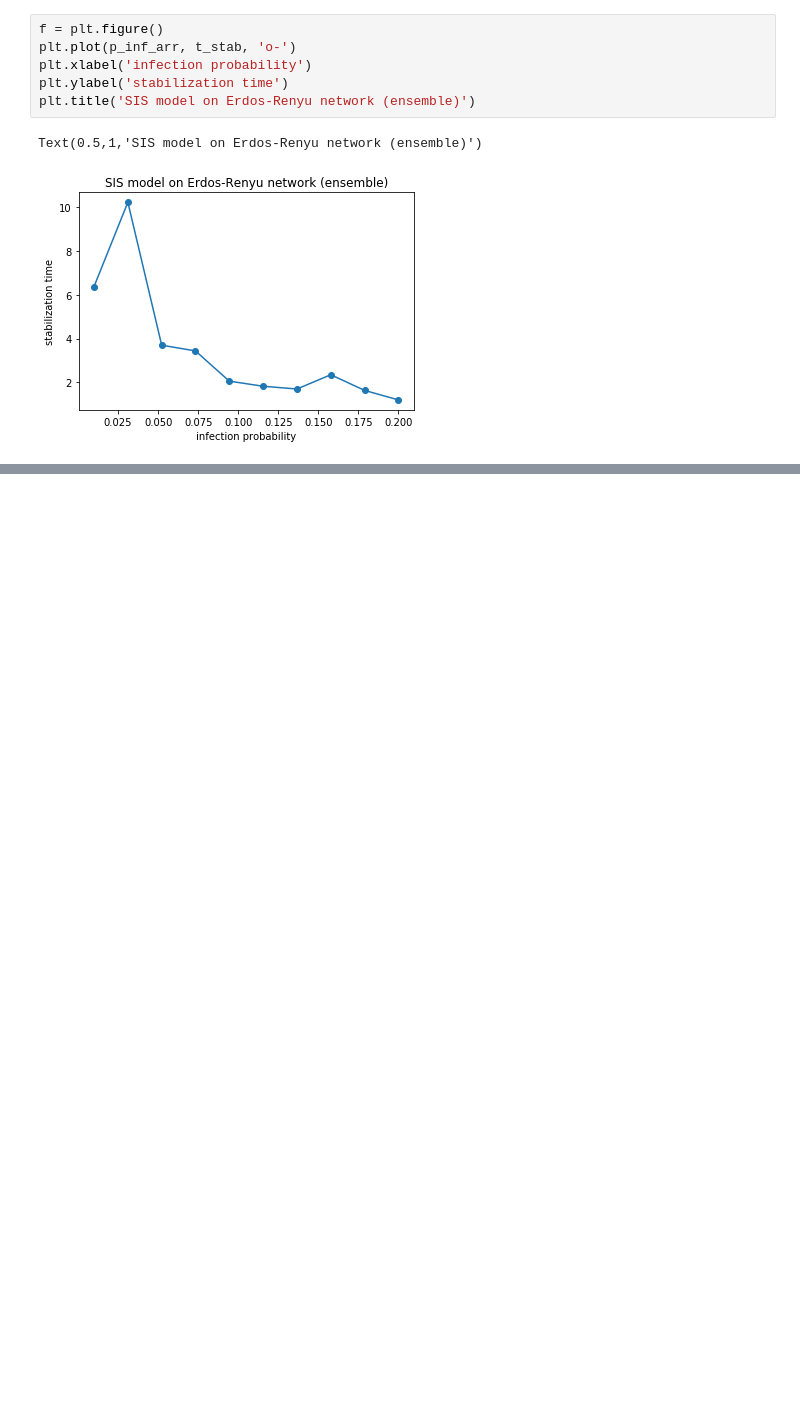
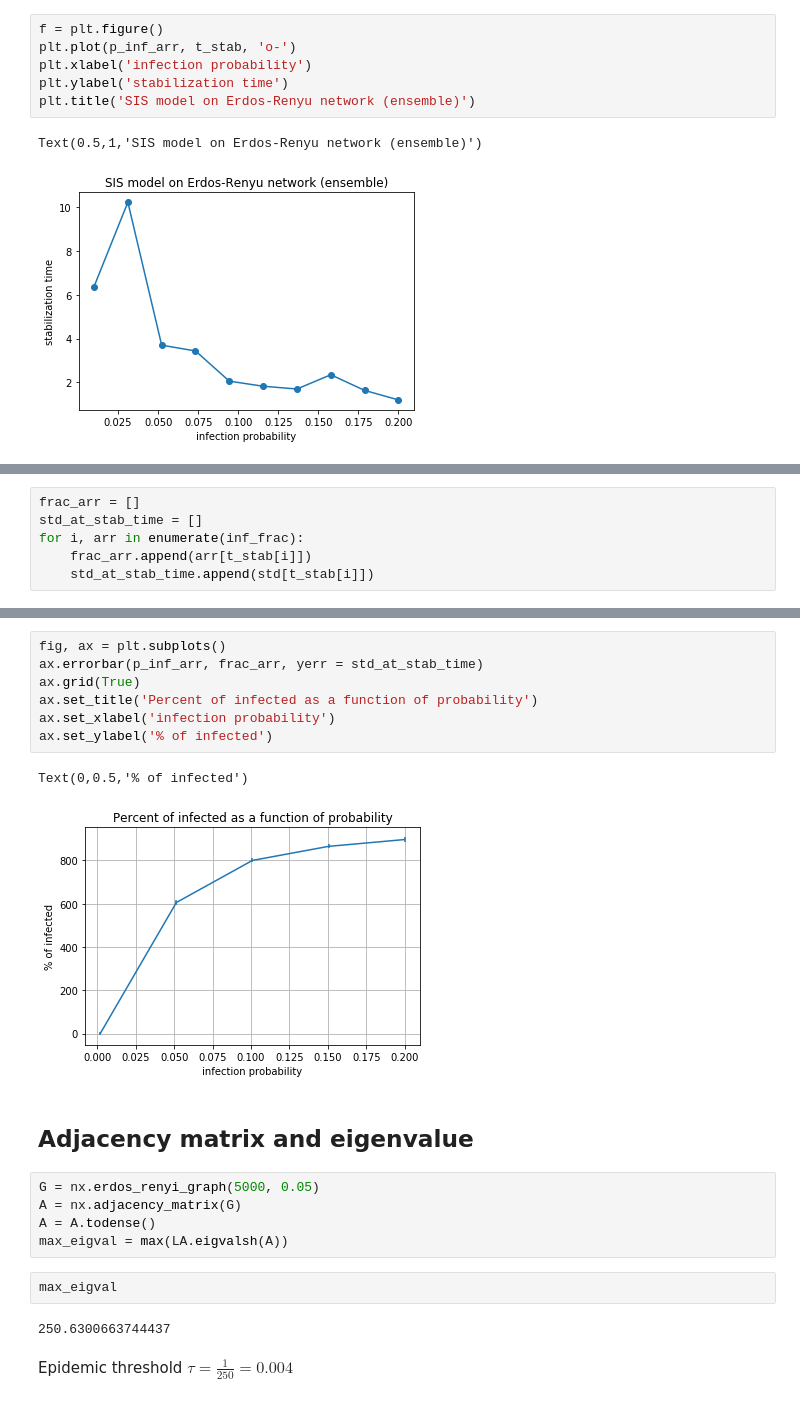
Before and after one commit to tsyrendylykova/multilayerNetwork, a Jupyter notebook: SISModel.ipynb, the cells around one changed output, grey strips where cells are left out. Drawn from its saved outputs; the diff is of its cells as text; blank space fills up the shorter version.

Commit message:
add new figure
add percent of infected as a function of probability

```diff
--- a/SISModel.ipynb
+++ b/SISModel.ipynb
@@ -306,0 +362,6 @@ Text(0.5,1,'SIS model on Erdos-Renyu network (ensemble)')
+# %%
+frac_arr = []
+std_at_stab_time = []
+for i, arr in enumerate(inf_frac):
+    frac_arr.append(arr[t_stab[i]])
+    std_at_stab_time.append(std[t_stab[i]])
@@ -306,0 +376,23 @@ Text(0.5,1,'SIS model on Erdos-Renyu network (ensemble)')
+# %%
+fig, ax = plt.subplots()
+ax.errorbar(p_inf_arr, frac_arr, yerr = std_at_stab_time)
+ax.grid(True)
+ax.set_title('Percent of infected as a function of probability')
+ax.set_xlabel('infection probability')
+ax.set_ylabel('% of infected')
+# %% [output]
+Text(0,0.5,'% of infected')
+[figure, added]
+# %% [markdown]
+## Adjacency matrix and eigenvalue
+# %%
+G = nx.erdos_renyi_graph(5000, 0.05)
+A = nx.adjacency_matrix(G)
+A = A.todense()
+max_eigval = max(LA.eigvalsh(A))
+# %%
+max_eigval
+# %% [output]
+250.6300663744437
+# %% [markdown]
+Epidemic threshold $\tau = \frac{1}{250} = 0.004$
```
Also changed, not shown: parts of 8 cells of this notebook.
